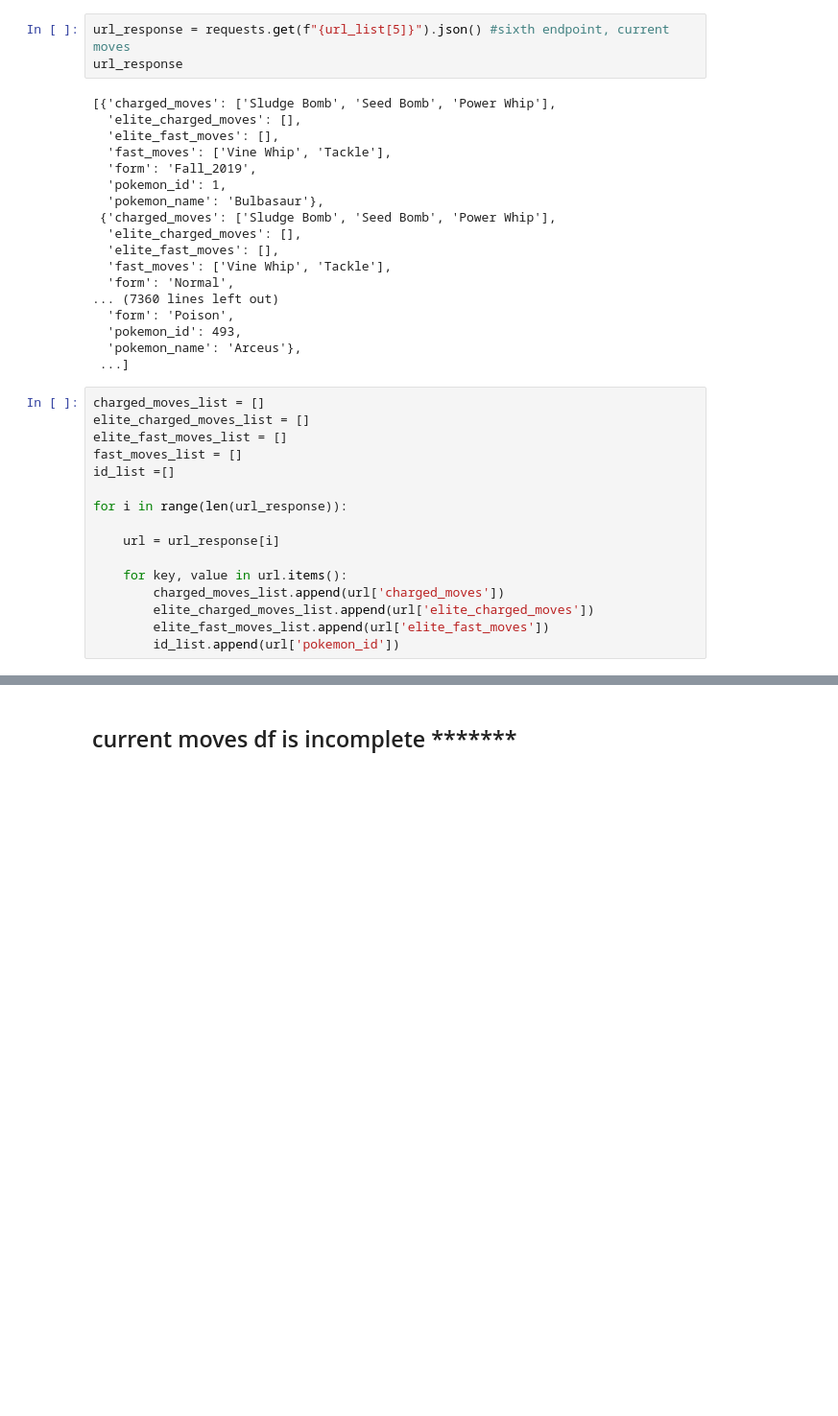
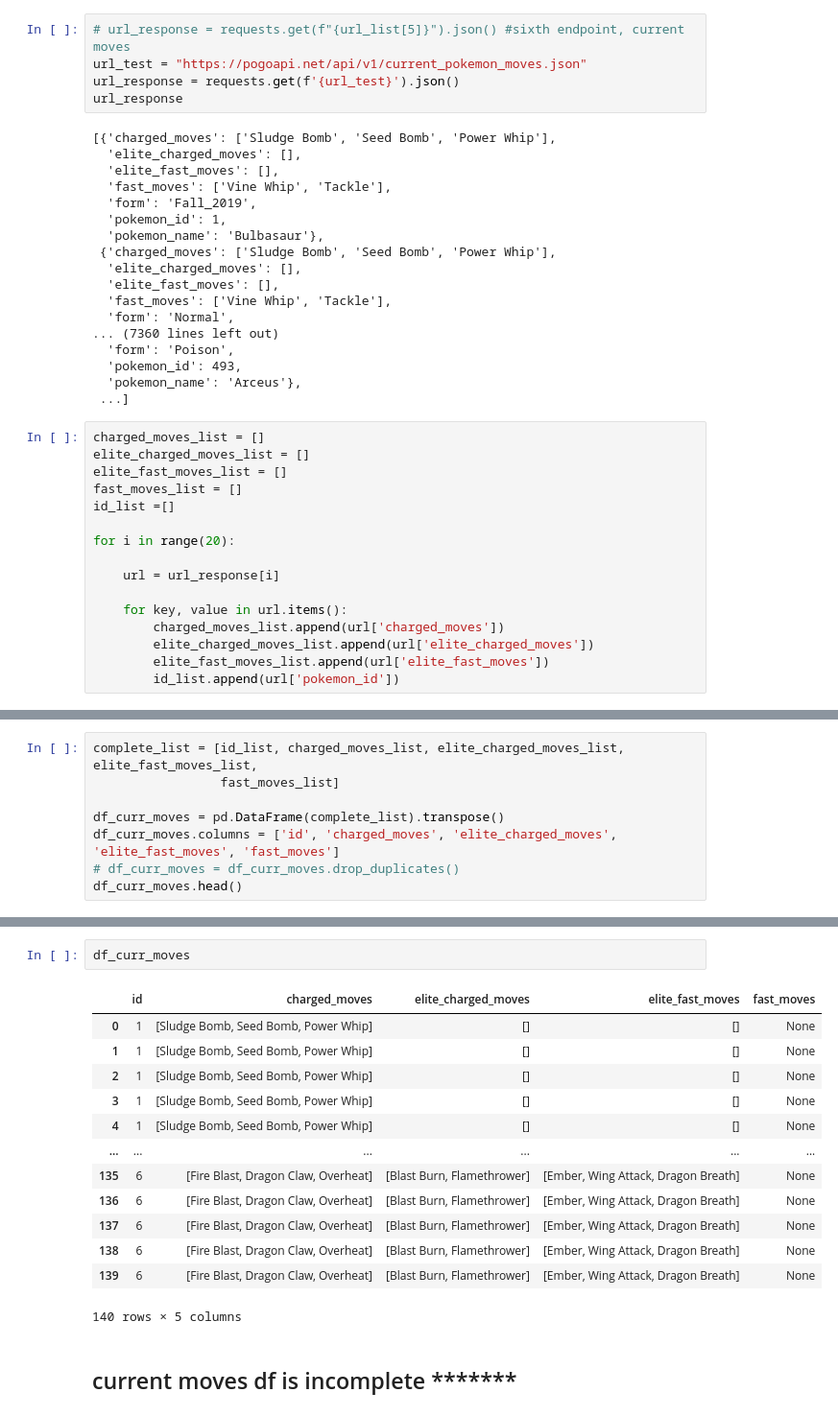
Before and after one commit to tiffanyharris711/gotta-cache-em-all, a Jupyter notebook: Analysis/Analysis.ipynb, the cells around one changed output, grey strips where cells are left out. Shown at 96% size. Saved outputs shown, nothing was run; the diff lists cells and outputs as text; blank space fills up the shorter version.

```diff
--- a/Analysis/Analysis.ipynb
+++ b/Analysis/Analysis.ipynb
@@ -265,7 +265,9 @@ print(url_list[5])
 # %% [output]
 https://pogoapi.net/api/v1/current_pokemon_moves.json
 # %%
-url_response = requests.get(f"{url_list[5]}").json() #sixth endpoint, current moves
+# url_response = requests.get(f"{url_list[5]}").json() #sixth endpoint, current moves
+url_test = "https://pogoapi.net/api/v1/current_pokemon_moves.json"
+url_response = requests.get(f'{url_test}').json()
 url_response
 # %% [output]
 [{'charged_moves': ['Sludge Bomb', 'Seed Bomb', 'Power Whip'],
@@ -292,7 +294,7 @@ elite_fast_moves_list = []
 fast_moves_list = []
 id_list =[]
 
-for i in range(len(url_response)):
+for i in range(20):
 
     url = url_response[i]
 
@@ -307,0 +306,8 @@ charged_moves_list[0][0]
+# %%
+complete_list = [id_list, charged_moves_list, elite_charged_moves_list, elite_fast_moves_list,
+                 fast_moves_list]
+
+df_curr_moves = pd.DataFrame(complete_list).transpose()
+df_curr_moves.columns = ['id', 'charged_moves', 'elite_charged_moves', 'elite_fast_moves', 'fast_moves']
+# df_curr_moves = df_curr_moves.drop_duplicates()
+df_curr_moves.head()
@@ -308,3 +321,19 @@ charged_moves_list[0][0]
+# %%
+df_curr_moves
+# %% [output]
+|  | id | charged_moves | elite_charged_moves | elite_fast_moves | fast_moves |
+| 0 | 1 | [Sludge Bomb, Seed Bomb, Power Whip] | [] | [] | None |
+| 1 | 1 | [Sludge Bomb, Seed Bomb, Power Whip] | [] | [] | None |
+| 2 | 1 | [Sludge Bomb, Seed Bomb, Power Whip] | [] | [] | None |
+| 3 | 1 | [Sludge Bomb, Seed Bomb, Power Whip] | [] | [] | None |
+| 4 | 1 | [Sludge Bomb, Seed Bomb, Power Whip] | [] | [] | None |
+| ... | ... | ... | ... | ... | ... |
+| 135 | 6 | [Fire Blast, Dragon Claw, Overheat] | [Blast Burn, Flamethrower] | [Ember, Wing Attack, Dragon Breath] | None |
+| 136 | 6 | [Fire Blast, Dragon Claw, Overheat] | [Blast Burn, Flamethrower] | [Ember, Wing Attack, Dragon Breath] | None |
+| 137 | 6 | [Fire Blast, Dragon Claw, Overheat] | [Blast Burn, Flamethrower] | [Ember, Wing Attack, Dragon Breath] | None |
+| 138 | 6 | [Fire Blast, Dragon Claw, Overheat] | [Blast Burn, Flamethrower] | [Ember, Wing Attack, Dragon Breath] | None |
+| 139 | 6 | [Fire Blast, Dragon Claw, Overheat] | [Blast Burn, Flamethrower] | [Ember, Wing Attack, Dragon Breath] | None |
+140 rows × 5 columns
 # %% [markdown]
 ## current moves df is incomplete *******
 # %% [markdown]
```
Also changed, not shown: parts of 2 cells of this notebook, 27 other files.
